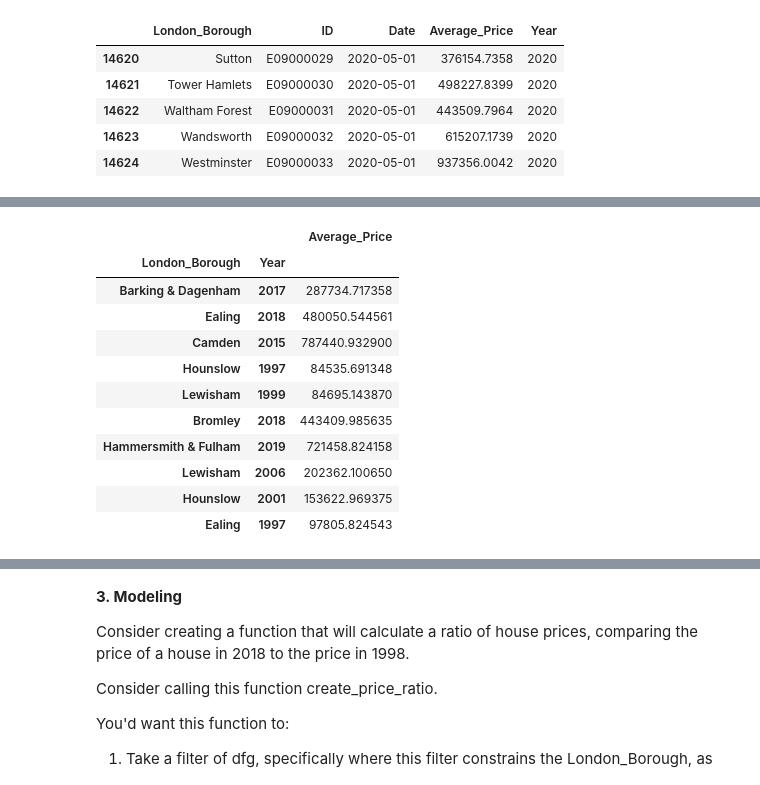
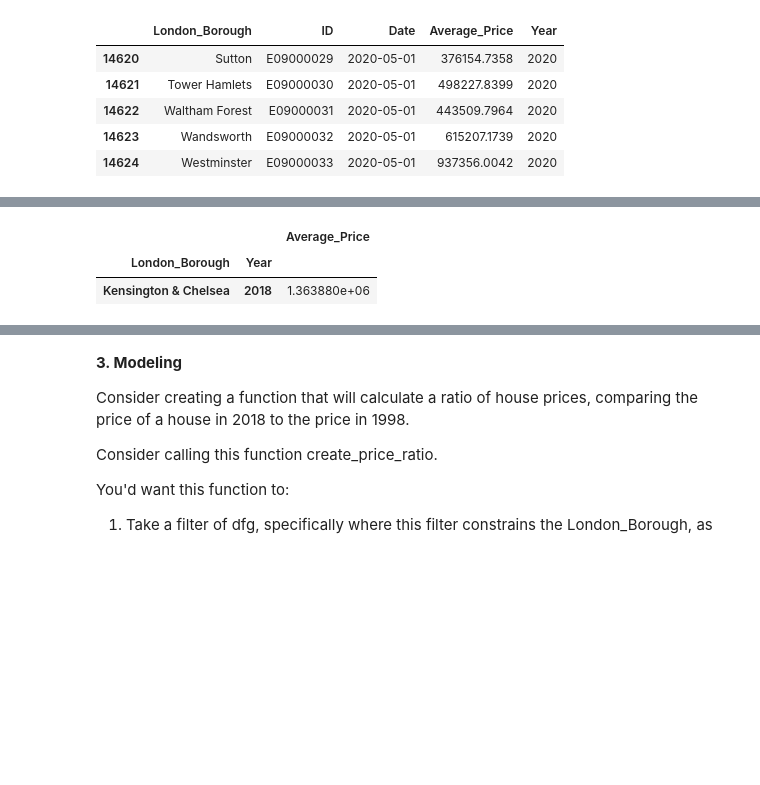
Before and after one commit to freecode23/LondonHousing, a Jupyter notebook: Unit 4 Challenge - Tier 3.ipynb, the cells around one changed output, grey strips where cells are left out. Cells and saved outputs as stored; diff of their text form; code cells hidden in the pictures; blank space fills up the shorter version.

```diff
--- a/Unit 4 Challenge - Tier 3.ipynb
+++ b/Unit 4 Challenge - Tier 3.ipynb
@@ -429,18 +435,12 @@ ITEMS:
 # %%
 dfg = grouped_df.mean()
 dfg.sample(10)
+
+# most expensive borough
+dfg[dfg['Average_Price']==dfg['Average_Price'].max()]
 # %% [output]
 |  |  | Average_Price |
 | London_Borough | Year |  |
-| Barking & Dagenham | 2017 | 287734.717358 |
-| Ealing | 2018 | 480050.544561 |
-| Camden | 2015 | 787440.932900 |
-| Hounslow | 1997 | 84535.691348 |
-| Lewisham | 1999 | 84695.143870 |
-| Bromley | 2018 | 443409.985635 |
-| Hammersmith & Fulham | 2019 | 721458.824158 |
-| Lewisham | 2006 | 202362.100650 |
-| Hounslow | 2001 | 153622.969375 |
-| Ealing | 1997 | 97805.824543 |
+| Kensington & Chelsea | 2018 | 1.363880e+06 |
 # %%
 dfg = dfg.reset_index()
```
Also changed, not shown: parts of 3 cells of this notebook, 2 other files.
